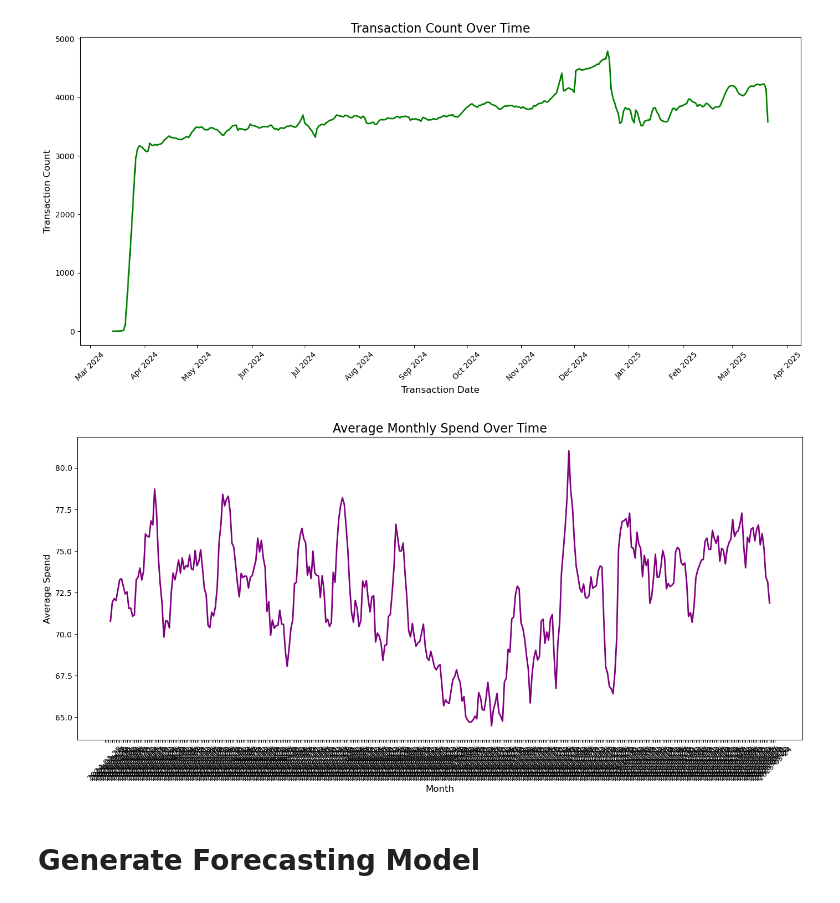
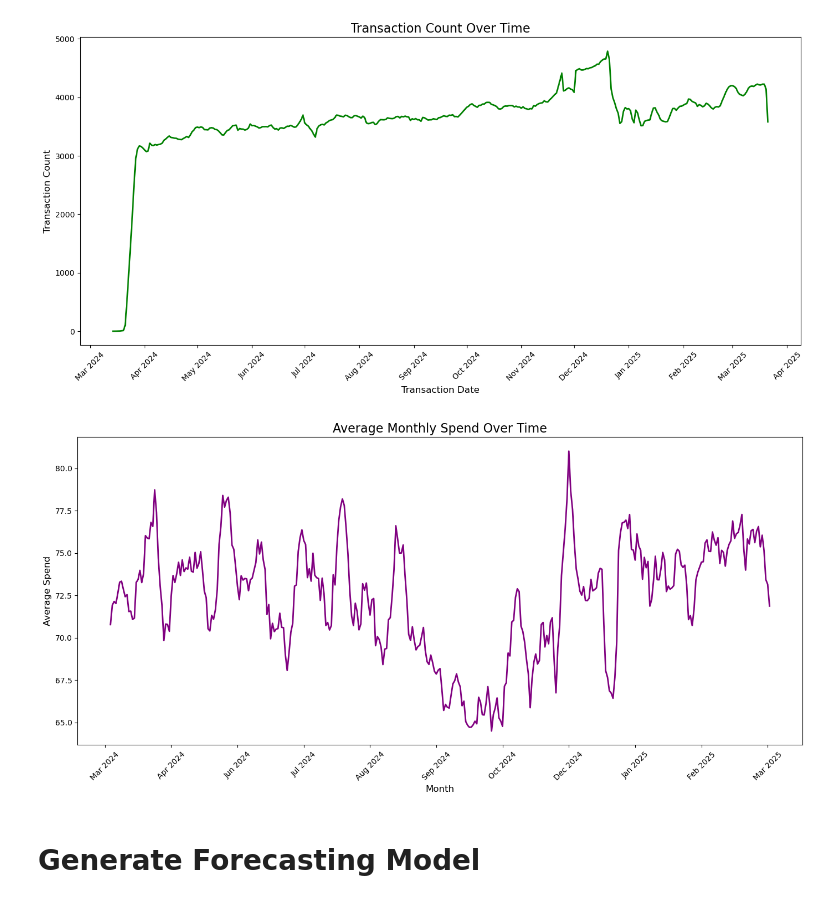
Before and after one commit to mohi-m/Data-THIS-Data-THAT, a Jupyter notebook: main.ipynb, the cells around one changed output. Saved outputs shown, nothing was run; the diff lists cells and outputs as text; code cells hidden in the pictures.

Commit message:
graph_changes

```diff
--- a/main.ipynb
+++ b/main.ipynb
@@ -234,30 +234,32 @@ plt.show()
 # %% [output]
 [figure]
 # %%
-# Calculate the average monthly spend
 avg_monthly_spend = transaction_sales_df.groupby('transaction_date')['transaction_amt'].mean()
 
-# Filter data to start from March 2024
+# Filter data to start from March 2024 and apply a rolling average for smoother visualization
 avg_monthly_spend_filtered = avg_monthly_spend[avg_monthly_spend.index >= '2024-03-25'].rolling(window=7, center=True).mean()
 
 # Plot the average monthly spend
 plt.figure(figsize=(14, 7))
 plt.plot(avg_monthly_spend_filtered.index.astype(str), avg_monthly_spend_filtered.values,
          color='purple', linewidth=2, label='Average Monthly Spend')
 
-# Format the x-axis
-plt.xticks(rotation=45)
+# Format the x-axis to reduce overlapping labels
+step = max(len(avg_monthly_spend_filtered.index) // 10, 1)
+plt.xticks(range(0, len(avg_monthly_spend_filtered.index), step),
+           avg_monthly_spend_filtered.index[::step].strftime('%b %Y'),
+           rotation=45)
 
 # Add title and labels
 plt.title('Average Monthly Spend Over Time', fontsize=16)
 plt.xlabel('Month', fontsize=12)
 plt.ylabel('Average Spend', fontsize=12)
 
-# Show the plot
+# Show the plot with improved label visibility
 plt.tight_layout()
 plt.show()
 # %% [output]
-[figure, old version]
+[figure, new version]
 # %% [markdown]
 # Generate Forecasting Model
 # %%
```
Also changed, not shown: parts of 1 cell of this notebook.
